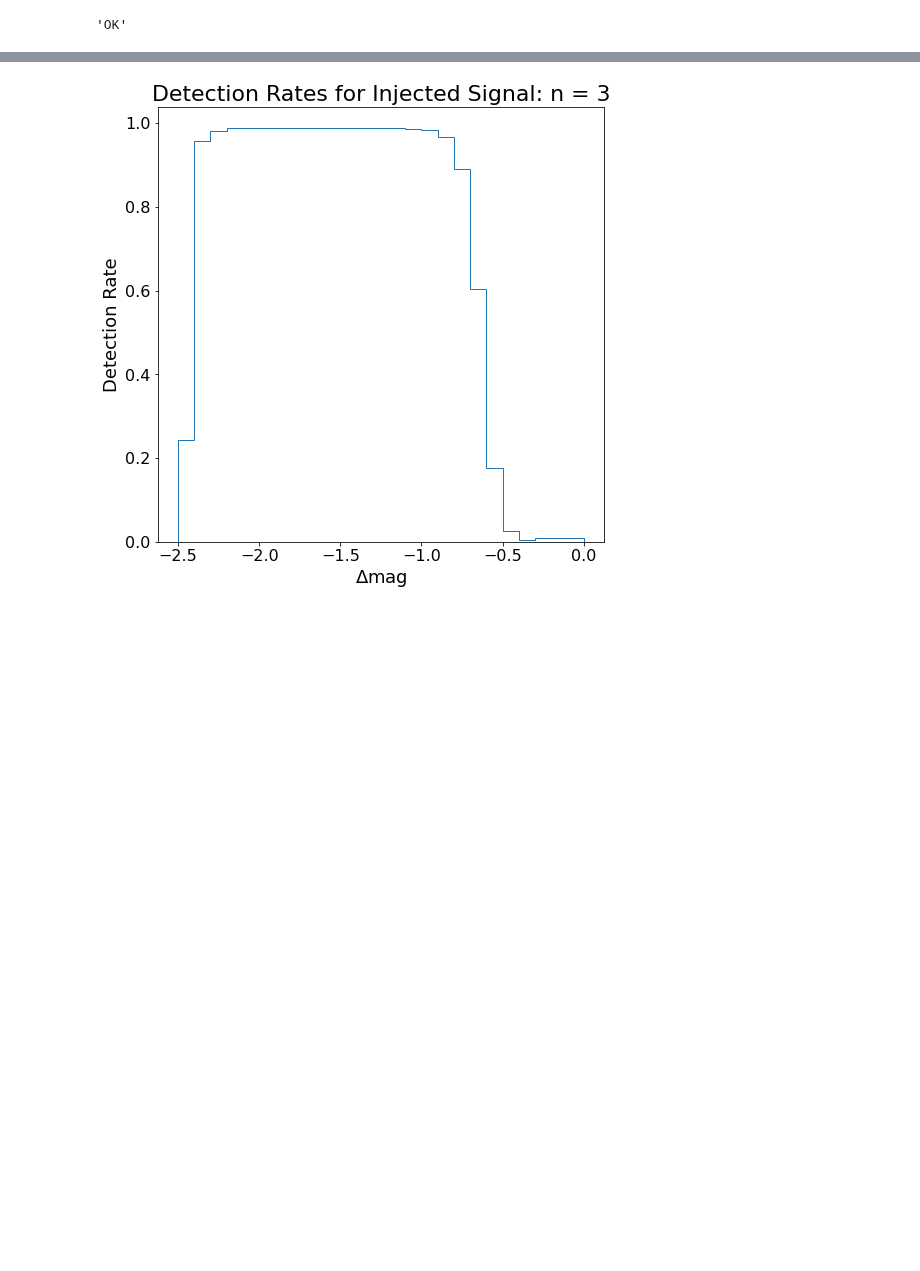
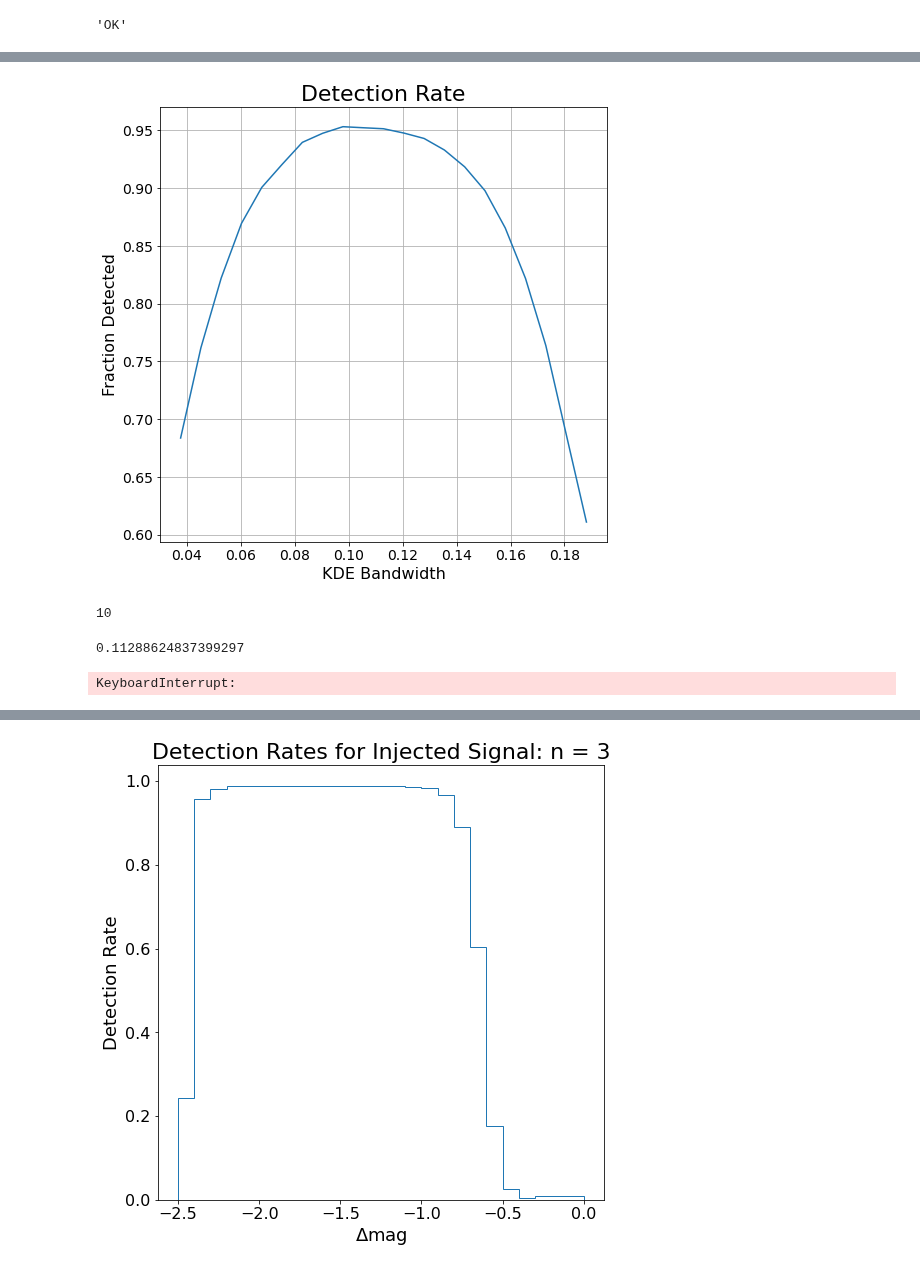
Before and after one commit to adriansh95/StringMicrolensing, a Jupyter notebook: inject_signal_nsc.ipynb, the cells around one changed output, grey strips where cells are left out. Drawn from its saved outputs; the diff is of its cells as text; code cells hidden in the pictures; blank space fills up the shorter version.

```diff
--- a/inject_signal_nsc.ipynb
+++ b/inject_signal_nsc.ipynb
@@ -142,0 +183,24 @@ plt.show(fig)
+# %%
+fig, ax = plt.subplots(figsize=(8, 8))
+ax.plot(bandwidths, rates_bw)
+ax.set_xlabel("KDE Bandwidth", fontsize=16)
+ax.set_ylabel("Fraction Detected", fontsize=16)
+ax.set_title("Detection Rate", fontsize=22)
+ax.tick_params(labelsize=14)
+ax.grid(visible=True)
+fig.savefig(f"{fig_dir}detection_rate_v_bandwidth_flux_double.png")
+plt.show(fig)
+# %% [output]
+[figure, added]
+# %%
+(pass_percentage * rates_bw).argmax()
+# %% [output]
+10
+# %%
+bandwidths[10]
+# %% [output]
+0.11288624837399297
+# %%
+injection_results = lc.groupby(by="objectid", group_keys=False).apply(count_detections, -2.5, 2, bw, achromatic=False)
+# %% [output]
+KeyboardInterrupt:
```
Also changed, not shown: parts of 18 cells of this notebook, 1 other file.
